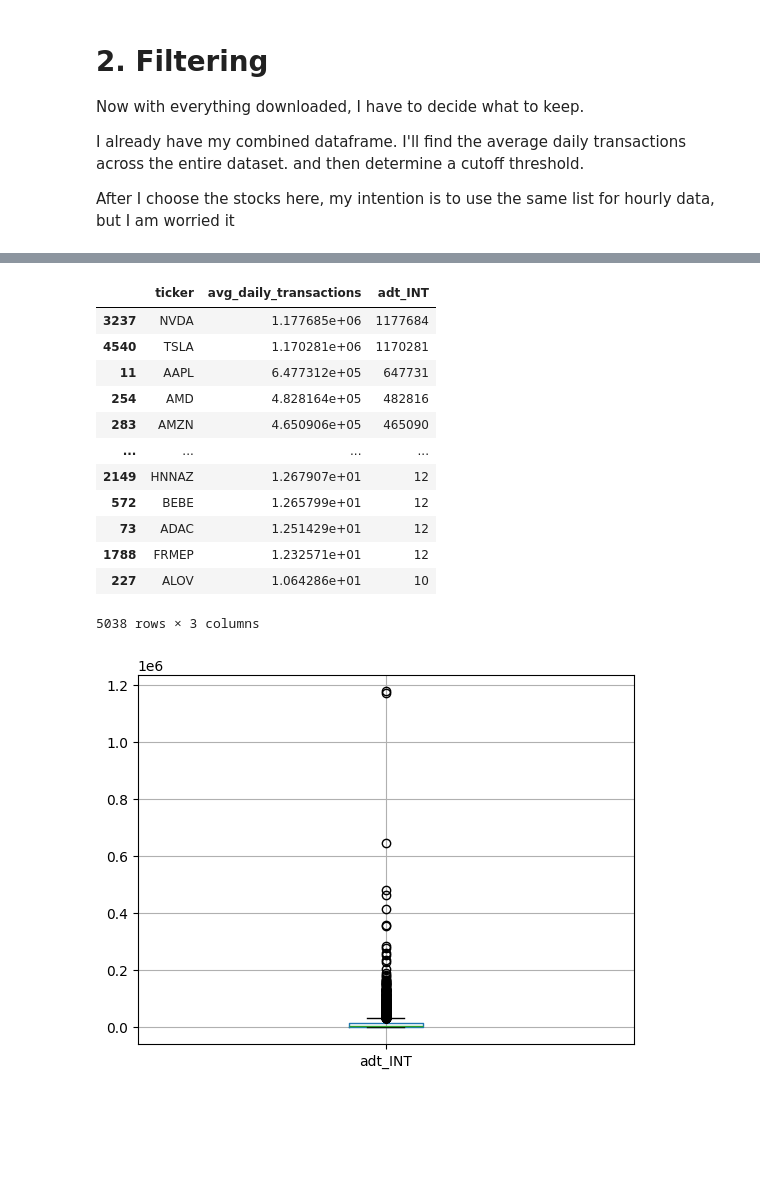
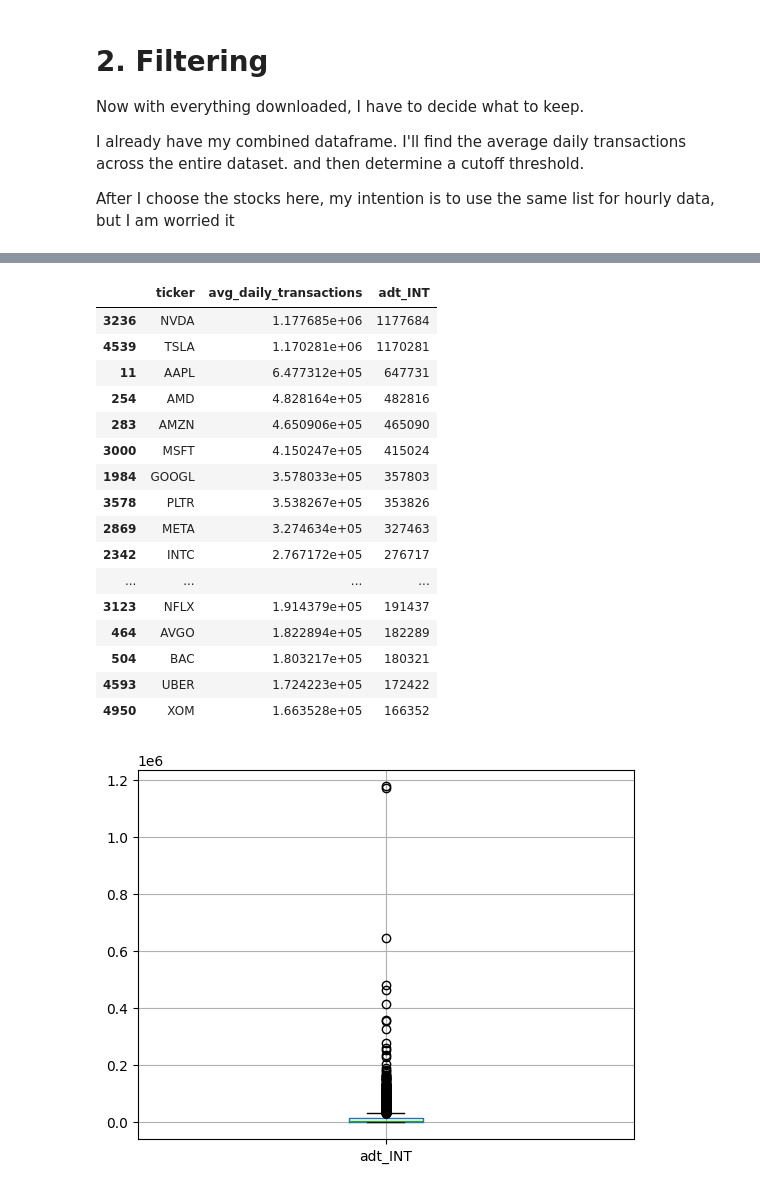
Before and after one commit to matthewcavanaugh96/megalabs, a Jupyter notebook: stock_prediction/1a - Daily Data ETL attempt 3.ipynb, the cells around one changed output, grey strips where cells are left out. Drawn from its saved outputs; the diff is of its cells as text; code cells hidden in the pictures; blank space fills up the shorter version.

```diff
--- a/stock_prediction/1a - Daily Data ETL.ipynb
+++ b/stock_prediction/1a - Daily Data ETL attempt 3.ipynb
@@ -370,0 +569,4 @@ combined_df
+# %%
+import pandas as pd
+df_metafb_fix = pd.read_csv('combined_daily_data_with_fbmeta_fix.csv')
+df_metafb_fix
@@ -371,28 +587,32 @@ combined_df
 # %%
 df_ticker_aggs = (
-    combined_df.groupby('ticker')['transactions']
+    df_metafb_fix.groupby('ticker')['transactions']
     .mean()
     .reset_index()
     .rename(columns={'transactions': 'avg_daily_transactions'})
 )
 
 df_ticker_aggs = df_ticker_aggs.sort_values(by='avg_daily_transactions', ascending=False)
 df_ticker_aggs['adt_INT'] = df_ticker_aggs['avg_daily_transactions'].astype('int64')
-df_ticker_aggs
+df_ticker_aggs.head(20)
 # %% [output]
 |  | ticker | avg_daily_transactions | adt_INT |
-| 3237 | NVDA | 1.177685e+06 | 1177684 |
-| 4540 | TSLA | 1.170281e+06 | 1170281 |
+| 3236 | NVDA | 1.177685e+06 | 1177684 |
+| 4539 | TSLA | 1.170281e+06 | 1170281 |
 | 11 | AAPL | 6.477312e+05 | 647731 |
 | 254 | AMD | 4.828164e+05 | 482816 |
 | 283 | AMZN | 4.650906e+05 | 465090 |
+| 3000 | MSFT | 4.150247e+05 | 415024 |
+| 1984 | GOOGL | 3.578033e+05 | 357803 |
+| 3578 | PLTR | 3.538267e+05 | 353826 |
+| 2869 | META | 3.274634e+05 | 327463 |
+| 2342 | INTC | 2.767172e+05 | 276717 |
 | ... | ... | ... | ... |
-| 2149 | HNNAZ | 1.267907e+01 | 12 |
-| 572 | BEBE | 1.265799e+01 | 12 |
-| 73 | ADAC | 1.251429e+01 | 12 |
-| 1788 | FRMEP | 1.232571e+01 | 12 |
-| 227 | ALOV | 1.064286e+01 | 10 |
+| 3123 | NFLX | 1.914379e+05 | 191437 |
+| 464 | AVGO | 1.822894e+05 | 182289 |
+| 504 | BAC | 1.803217e+05 | 180321 |
+| 4593 | UBER | 1.724223e+05 | 172422 |
+| 4950 | XOM | 1.663528e+05 | 166352 |
-5038 rows × 3 columns
 # %%
 import matplotlib.pyplot as plt
 
```
Also changed, not shown: parts of 33 cells of this notebook, 4 other files.
